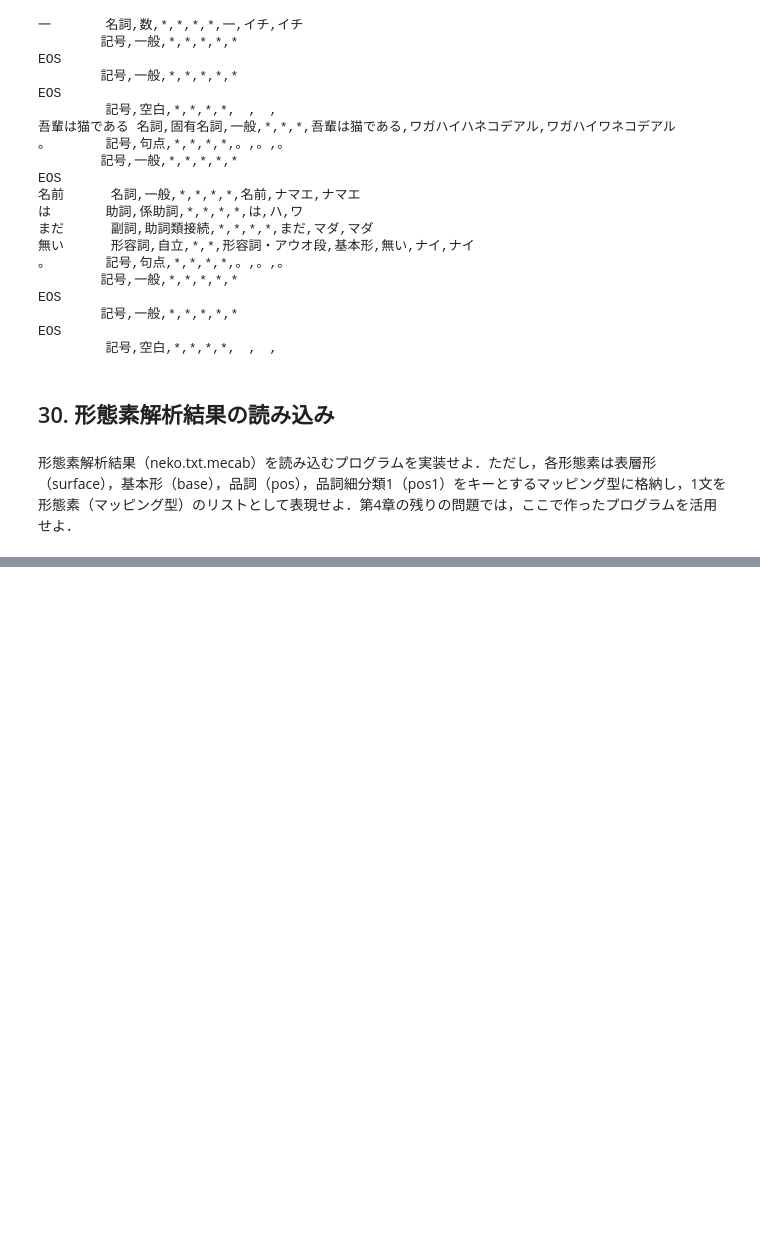
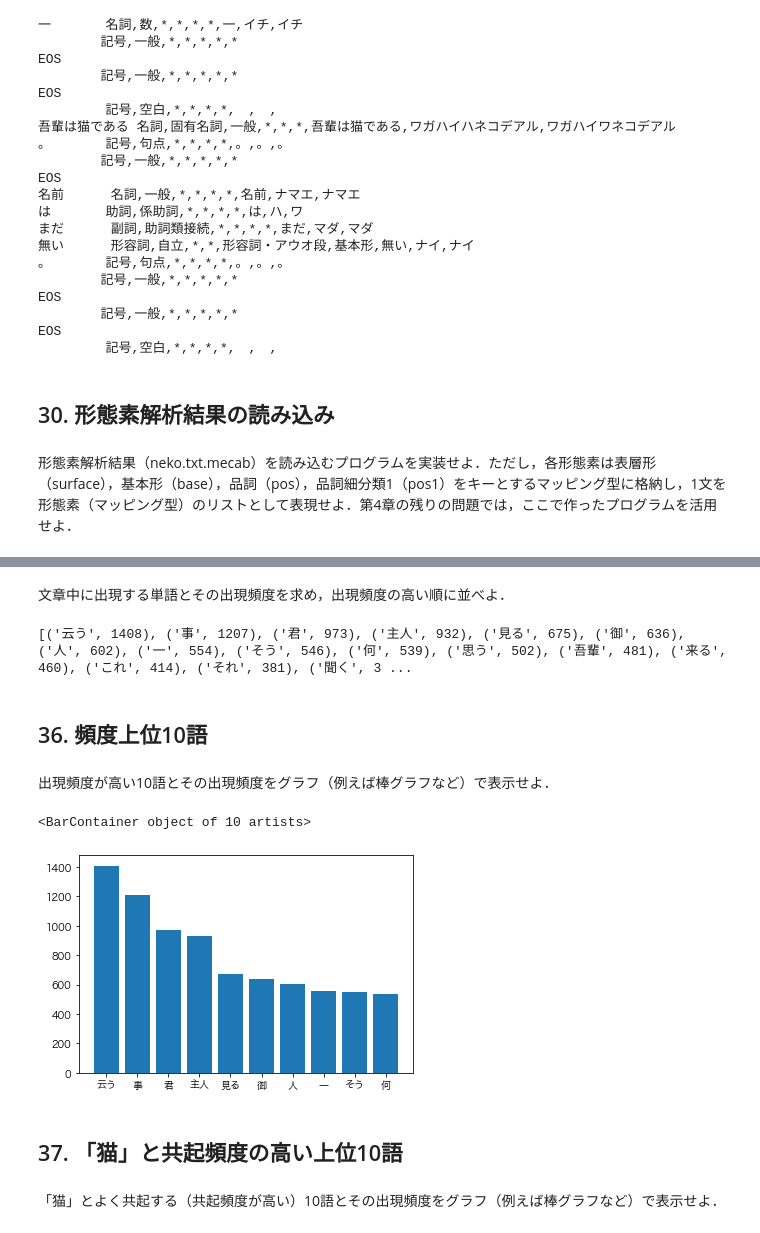
Before and after one commit to shinchu/nlp100, a Jupyter notebook: notebooks/nlp100_4.ipynb, the cells around one changed output, grey strips where cells are left out. Saved outputs shown, nothing was run; the diff lists cells and outputs as text; code cells hidden in the pictures; blank space fills up the shorter version.

```diff
--- a/notebooks/nlp100_4.ipynb
+++ b/notebooks/nlp100_4.ipynb
@@ -61,0 +99,2 @@ class POS:
+# %%
+pos = POS("../data/neko.txt.mecab")
@@ -61,0 +133,16 @@ class POS:
+# %%
+no = []
+for p in pos.doc():
+    for i, j in enumerate(p):
+        if j["surface"] == "の":
+            try:
+                prev = p[i-1]
+                nex = p[i+1]
+            except Exception as e:
+                print(e)
+                continue
+
+            if prev["pos"] == "名詞" and nex["pos"] == "名詞":
+                no.append(prev["surface"] + j["surface"] + nex["surface"])
+
+print(" ".join(no))
@@ -61,0 +181,42 @@ class POS:
+# %% [markdown]
+文章中に出現する単語とその出現頻度を求め，出現頻度の高い順に並べよ．
+# %%
+words = []
+
+for p in pos.doc():
+    for j in p:
+        if j["pos"] not in ["記号", "助詞", "助動詞"]:
+            if j["base"] not in ["する", "いる", "なる", "てる", "れる", "ある", "こと", "もの", "の", "ん", "ない", "この", "その", "よう"]:
+                if j["base"] == "*":
+                    words.append(j["surface"])
+                else:
+                    words.append(j["base"])
+# %%
+from collections import Counter
+
+counter = Counter(words)
+print(counter.most_common())
+# %% [output]
+[('云う', 1408), ('事', 1207), ('君', 973), ('主人', 932), ('見る', 675), ('御', 636), ('人', 602), ('一', 554), ('そう', 546), ('何', 539), ('思う', 502), ('吾輩', 481), ('来る', 460), ('これ', 414), ('それ', 381), ('聞く', 3 ...
+# %% [markdown]
+## 36. 頻度上位10語
+# %% [markdown]
+出現頻度が高い10語とその出現頻度をグラフ（例えば棒グラフなど）で表示せよ．
+# %%
+import matplotlib
+import matplotlib.pyplot as plt
+%matplotlib inline
+matplotlib.rcParams['font.family'] = 'Hiragino Sans'
+
+top = counter.most_common(10)
+keys = [x[0] for x in top]
+values = [x[1] for x in top]
+
+plt.bar(keys, values)
+# %% [output]
+<BarContainer object of 10 artists>
+[figure, added]
+# %% [markdown]
+## 37. 「猫」と共起頻度の高い上位10語
+# %% [markdown]
+「猫」とよく共起する（共起頻度が高い）10語とその出現頻度をグラフ（例えば棒グラフなど）で表示せよ．
```
Also changed, not shown: parts of 25 cells of this notebook.
